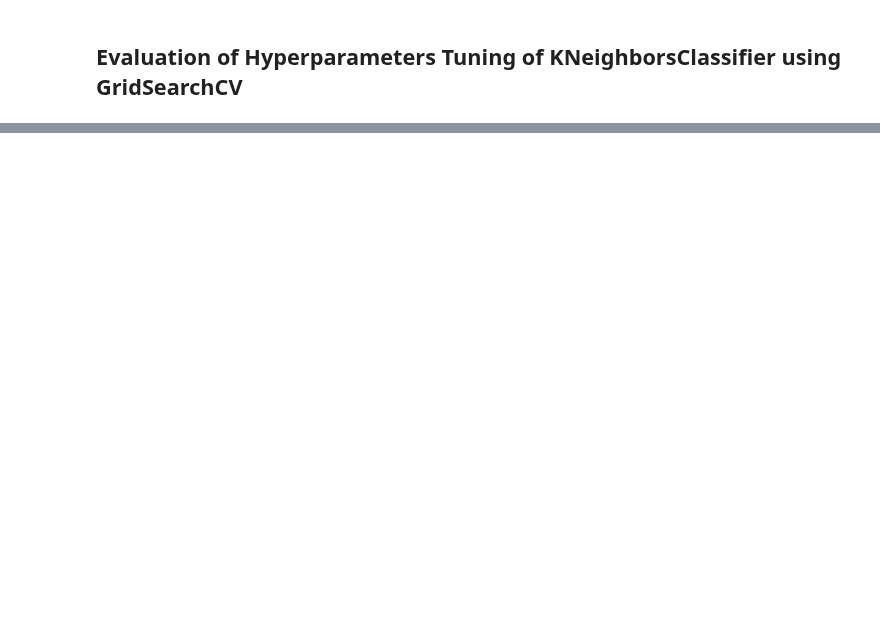
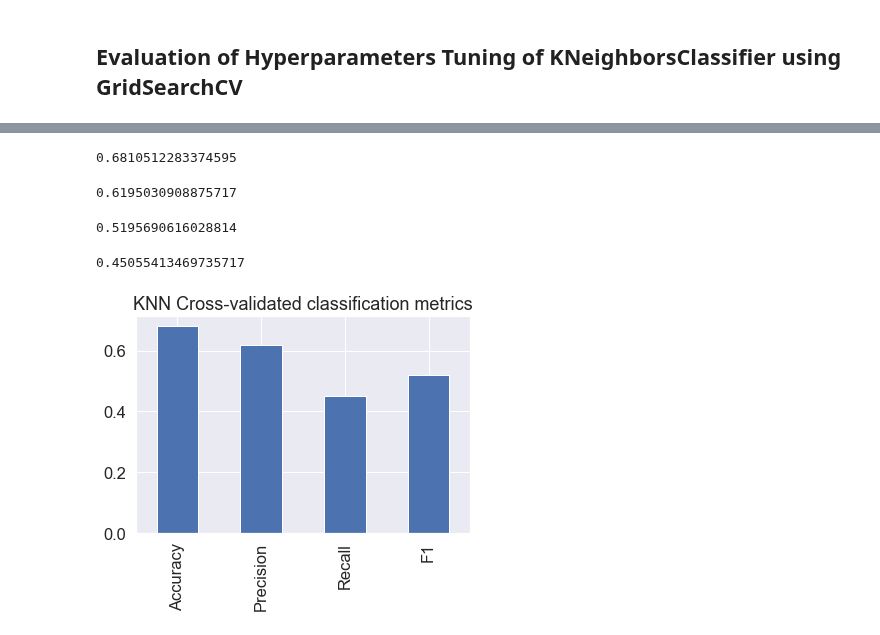
Before and after one commit to shamimsikder/ML-Exercises, a Jupyter notebook: Exercise Project/Titanic Project.ipynb, the cells around one changed output, grey strips where cells are left out. Cells and saved outputs as stored; diff of their text form; code cells hidden in the pictures; blank space fills up the shorter version.

Commit message:
KNN evaluation metrics using cross-validation

```diff
--- a/Exercise Project/Titanic Project.ipynb
+++ b/Exercise Project/Titanic Project.ipynb
@@ -630,0 +646,44 @@ weighted avg       0.71      0.71      0.71       178
+# %%
+knn_cv_accuracy = cross_val_score(gs_KNN_cve,X,y,cv=5,scoring='accuracy')
+
+knn_cv_accuracy = np.mean(knn_cv_accuracy)
+
+knn_cv_accuracy
+# %% [output]
+0.6810512283374595
+# %%
+knn_cv_precision = cross_val_score(gs_KNN_cve,X,y,cv=5,scoring='precision')
+
+knn_cv_precision
+
+knn_cv_precision = np.mean(knn_cv_precision)
+
+knn_cv_precision
+# %% [output]
+0.6195030908875717
+# %%
+knn_cv_f1 = cross_val_score(gs_KNN_cve,X,y,cv=5,scoring='f1')
+
+knn_cv_f1 = np.mean(knn_cv_f1)
+
+knn_cv_f1
+# %% [output]
+0.5195690616028814
+# %%
+knn_cv_recall = cross_val_score(gs_KNN_cve,X,y,cv=5,scoring='recall')
+
+knn_cv_recall = np.mean(knn_cv_recall)
+
+knn_cv_recall
+# %% [output]
+0.45055413469735717
+# %%
+knn_cv_metrics = pd.DataFrame({"Accuracy": knn_cv_accuracy,
+                              "Precision": knn_cv_precision,
+                              "Recall": knn_cv_recall,
+                              "F1": knn_cv_f1},
+                              index=[0])
+
+knn_cv_metrics.T.plot.bar(title="KNN Cross-validated classification metrics",legend=False);
+# %% [output]
+[figure, added]
```
Also changed, not shown: parts of 42 cells of this notebook.
